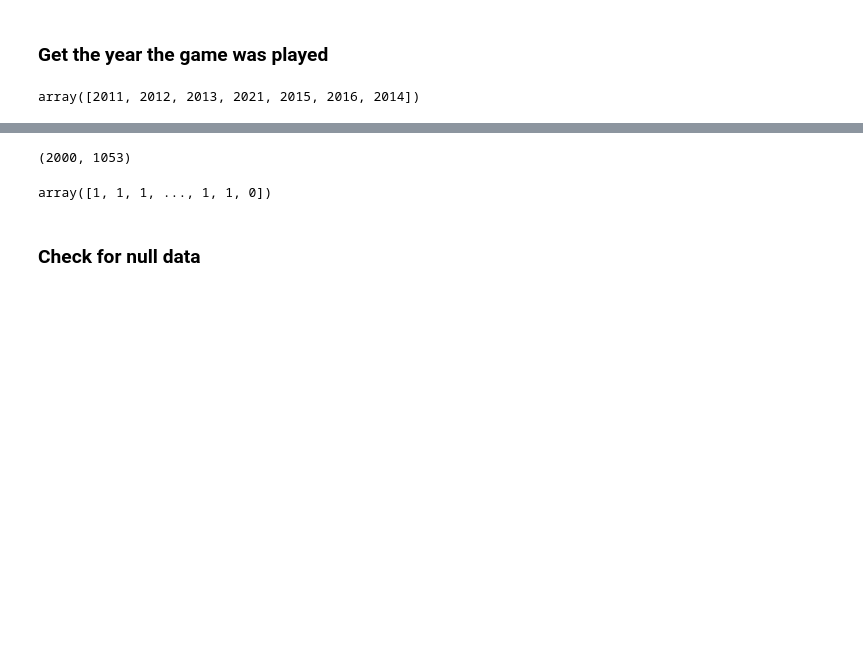
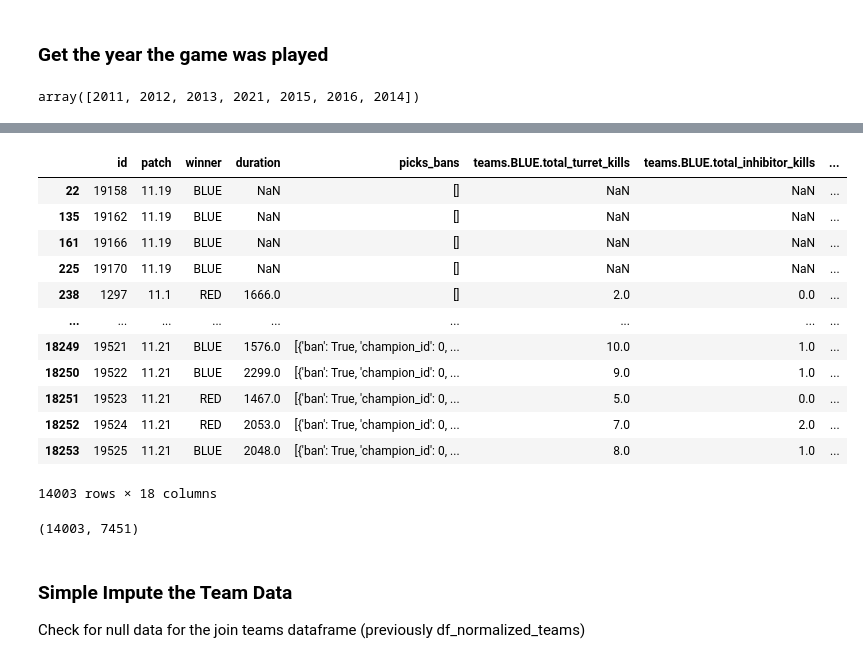
Before and after one commit to stephanyvargas/LoL_winner_predictor, a Jupyter notebook: notebooks/test_data_preprocessing_Stephany.ipynb, the cells around one changed output, grey strips where cells are left out. Drawn from its saved outputs; the diff is of its cells as text; code cells hidden in the pictures; blank space fills up the shorter version.

```diff
--- a/notebooks/test_data_preprocessing_Stephany.ipynb
+++ b/notebooks/test_data_preprocessing_Stephany.ipynb
@@ -230,9 +216,0 @@ Number of games in 2014: 744
-# %%
-#Use games only from 2021(?)
-def choose_years_to_work(df, *args):
-    years_dict = {}
-    for year in args:
-        years_dict[year] = df[df['year'] == year]
-    return pd.concat(years_dict)
-
-choose_years_to_work(df_normalized_teams, 2021)
@@ -253,3 +216,0 @@ choose_years_to_work(df_normalized_teams, 2021)
-# %%
-# We don't need the rest of the date so we can drop the data
-df_normalized_teams.drop('start', axis=1, inplace=True)
@@ -255,0 +230,24 @@ df_normalized_teams.drop('start', axis=1, inplace=True)
+# %%
+#Use games only from 2021 and other years when we get the data
+def choose_years_to_work(df, *args):
+    years_dict = {}
+    for year in args:
+        years_dict[year] = df[df['year'] == year]
+    return pd.concat(years_dict).droplevel(0)
+
+df_data_by_year = choose_years_to_work(df_normalized_teams, 2021)
+df_data_by_year
+# %% [output]
+|  | id | patch | winner | duration | picks_bans | teams.BLUE.total_turret_kills | teams.BLUE.total_inhibitor_kills | ... |
+| 22 | 19158 | 11.19 | BLUE | NaN | [] | NaN | NaN | ... |
+| 135 | 19162 | 11.19 | BLUE | NaN | [] | NaN | NaN | ... |
+| 161 | 19166 | 11.19 | BLUE | NaN | [] | NaN | NaN | ... |
+| 225 | 19170 | 11.19 | BLUE | NaN | [] | NaN | NaN | ... |
+| 238 | 1297 | 11.1 | RED | 1666.0 | [] | 2.0 | 0.0 | ... |
+| ... | ... | ... | ... | ... | ... | ... | ... | ... |
+| 18249 | 19521 | 11.21 | BLUE | 1576.0 | [{'ban': True, 'champion_id': 0, ... | 10.0 | 1.0 | ... |
+| 18250 | 19522 | 11.21 | BLUE | 2299.0 | [{'ban': True, 'champion_id': 0, ... | 9.0 | 1.0 | ... |
+| 18251 | 19523 | 11.21 | RED | 1467.0 | [{'ban': True, 'champion_id': 0, ... | 5.0 | 0.0 | ... |
+| 18252 | 19524 | 11.21 | RED | 2053.0 | [{'ban': True, 'champion_id': 0, ... | 7.0 | 2.0 | ... |
+| 18253 | 19525 | 11.21 | BLUE | 2048.0 | [{'ban': True, 'champion_id': 0, ... | 8.0 | 1.0 | ... |
+14003 rows × 18 columns
@@ -256,15 +257,14 @@ df_normalized_teams.drop('start', axis=1, inplace=True)
 # %%
-winner = [1 if value == 'BLUE' else 0 for value in df_normalized_teams.winner]
+winner = [1 if value == 'BLUE' else 0 for value in df_data_by_year.winner]
 len(winner), sum(winner)
 # %% [output]
-(2000, 1053)
+(14003, 7451)
 # %%
 from sklearn.preprocessing import LabelEncoder
 
-y = LabelEncoder().fit(df_normalized_teams.winner).transform(df_normalized_teams.winner)
-y
+y = LabelEncoder().fit(df_data_by_year.winner).transform(df_data_by_year.winner)
-# %% [output]
-array([1, 1, 1, ..., 1, 1, 0])
 # %% [markdown]
-### Check for null data
+### Simple Impute the Team Data
+
+Check for null data for the join teams dataframe (previously df_normalized_teams)
 # %%
```
Also changed, not shown: parts of 33 cells of this notebook.
